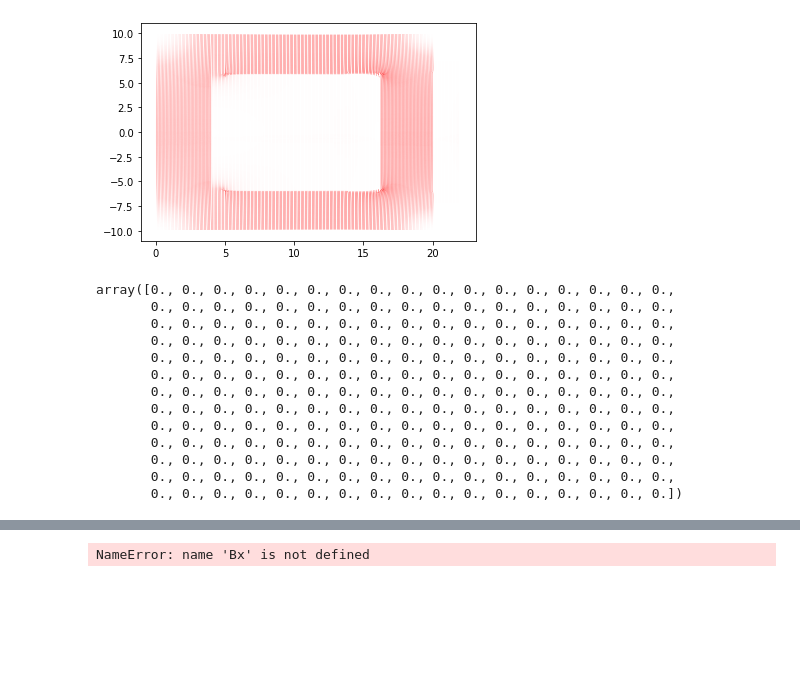
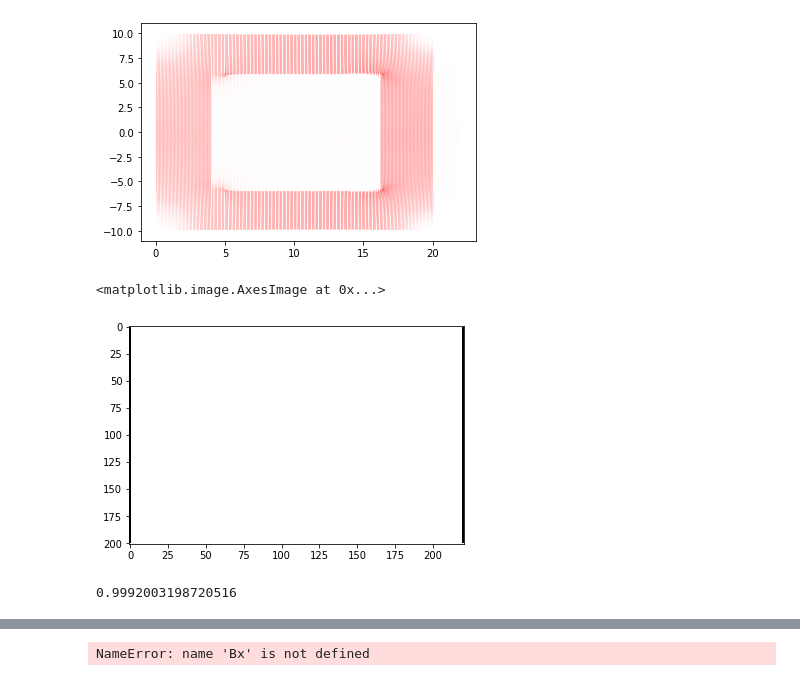
Before and after one commit to jolenscki/EP2_MecComp, a Jupyter notebook: EP2_sem_orgulho.ipynb, the cells around one changed output, grey strips where cells are left out. Cells and saved outputs as stored; diff of their text form; code cells hidden in the pictures; blank space fills up the shorter version.

```diff
--- a/EP2_sem_orgulho.ipynb
+++ b/EP2_sem_orgulho.ipynb
@@ -461,7 +461,7 @@ M, N, X, Y, grid = gera_grid(dx, l, h)
 grid = define_elementos(X, Y, grid)
 mu = gera_mu(grid, urAr, urFe)
 # %%
-v, u = np.gradient(Anew)
+v, u = np.gradient(Anew, dx)
 Q = plt.quiver(X, Y, u, v, color='red', width=0.0005, minshaft = 1, minlength=0.1)
 # %% [output]
 [figure]
@@ -475,19 +470,13 @@ Bx, By = calcula_B(Anew, N, M, dx, mu)
 Q = plt.quiver(X, Y, Bx, By, color='red', width=0.0005, minshaft = 1, minlength=0.1)
 # %% [output]
 [figure]
+# %%
+a = np.sign(Bx) == np.sign(u)
+plt.imshow(a, aspect='auto', cmap=plt.cm.gray, interpolation='none')
+# %% [output]
+<matplotlib.image.AxesImage at 0x...>
+[figure, added]
 # %%
-Bx[0, :]
+np.max(np.divide(Bx-u,u, out=np.zeros_like(u), where=u!=0 ))
 # %% [output]
-array([0., 0., 0., 0., 0., 0., 0., 0., 0., 0., 0., 0., 0., 0., 0., 0., 0.,
-       0., 0., 0., 0., 0., 0., 0., 0., 0., 0., 0., 0., 0., 0., 0., 0., 0.,
-       0., 0., 0., 0., 0., 0., 0., 0., 0., 0., 0., 0., 0., 0., 0., 0., 0.,
-       0., 0., 0., 0., 0., 0., 0., 0., 0., 0., 0., 0., 0., 0., 0., 0., 0.,
-       0., 0., 0., 0., 0., 0., 0., 0., 0., 0., 0., 0., 0., 0., 0., 0., 0.,
-       0., 0., 0., 0., 0., 0., 0., 0., 0., 0., 0., 0., 0., 0., 0., 0., 0.,
-       0., 0., 0., 0., 0., 0., 0., 0., 0., 0., 0., 0., 0., 0., 0., 0., 0.,
-       0., 0., 0., 0., 0., 0., 0., 0., 0., 0., 0., 0., 0., 0., 0., 0., 0.,
-       0., 0., 0., 0., 0., 0., 0., 0., 0., 0., 0., 0., 0., 0., 0., 0., 0.,
-       0., 0., 0., 0., 0., 0., 0., 0., 0., 0., 0., 0., 0., 0., 0., 0., 0.,
-       0., 0., 0., 0., 0., 0., 0., 0., 0., 0., 0., 0., 0., 0., 0., 0., 0.,
-       0., 0., 0., 0., 0., 0., 0., 0., 0., 0., 0., 0., 0., 0., 0., 0., 0.,
-       0., 0., 0., 0., 0., 0., 0., 0., 0., 0., 0., 0., 0., 0., 0., 0., 0.])
+0.9992003198720516
```
Also changed, not shown: parts of 4 cells of this notebook.
